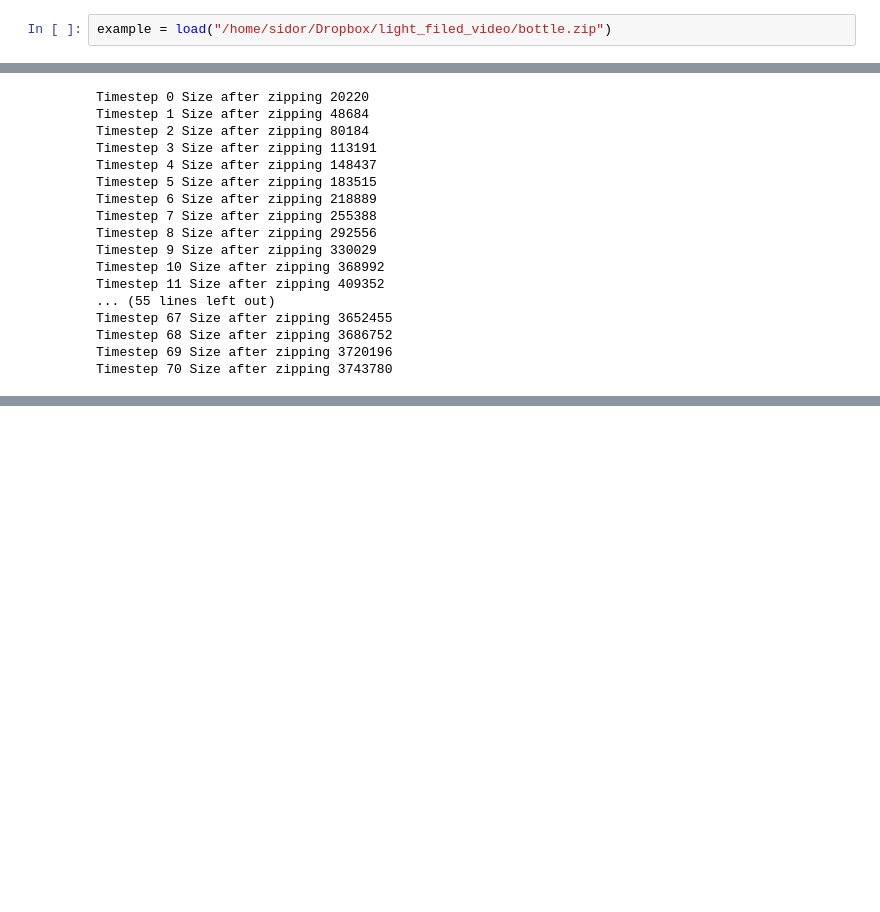
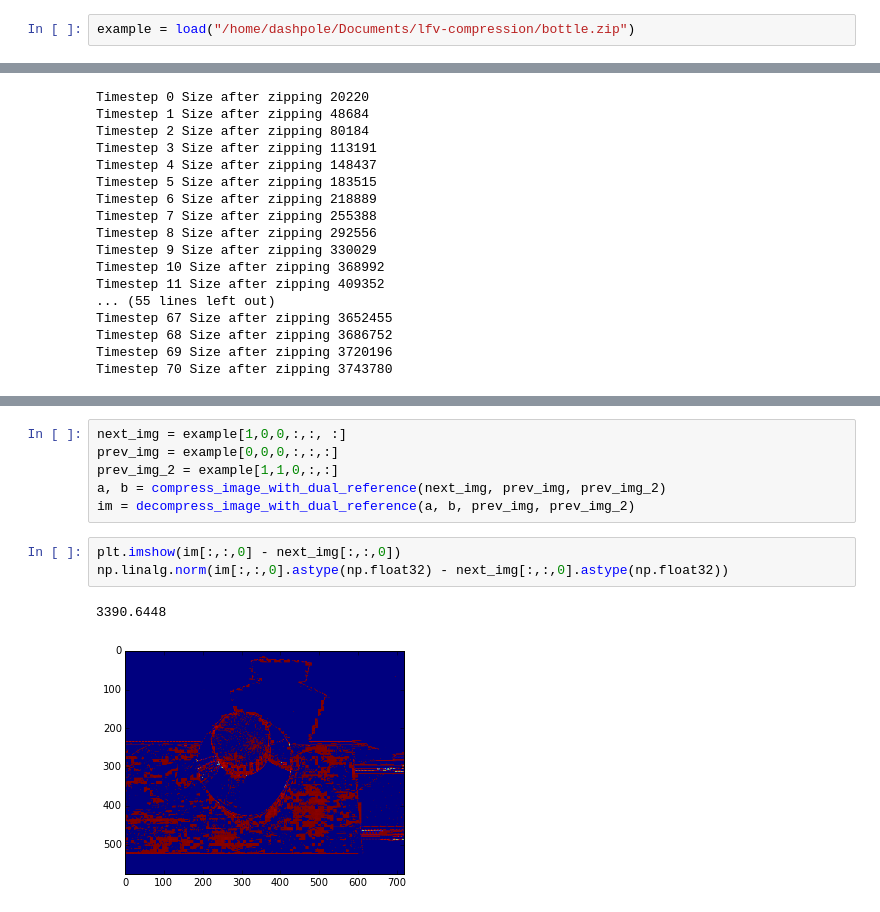
Before and after one commit to lot9s/lfv-compression, a Jupyter notebook: notebooks/compression.ipynb, the cells around one changed output, grey strips where cells are left out. Drawn from its saved outputs; the diff is of its cells as text; blank space fills up the shorter version.

Commit message:
dual reference stuff fixed and tests in notebook

```diff
--- a/notebooks/compression.ipynb
+++ b/notebooks/compression.ipynb
@@ -13,7 +15,7 @@ from our_mpeg import (
     load
 )
 # %%
-example = load("/home/sidor/Dropbox/light_filed_video/bottle.zip")
+example = load("/home/dashpole/Documents/lfv-compression/bottle.zip")
 # %%
 import os
 import gzip
@@ -99,0 +155,12 @@ Timestep 70 Size after zipping 3743780
+# %%
+next_img = example[1,0,0,:,:, :]
+prev_img = example[0,0,0,:,:,:]
+prev_img_2 = example[1,1,0,:,:]
+a, b = compress_image_with_dual_reference(next_img, prev_img, prev_img_2)
+im = decompress_image_with_dual_reference(a, b, prev_img, prev_img_2)
+# %%
+plt.imshow(im[:,:,0] - next_img[:,:,0])
+np.linalg.norm(im[:,:,0].astype(np.float32) - next_img[:,:,0].astype(np.float32))
+# %% [output]
+3390.6448
+[figure, added]
```
Also changed, not shown: parts of 3 cells of this notebook, 2 other files.
